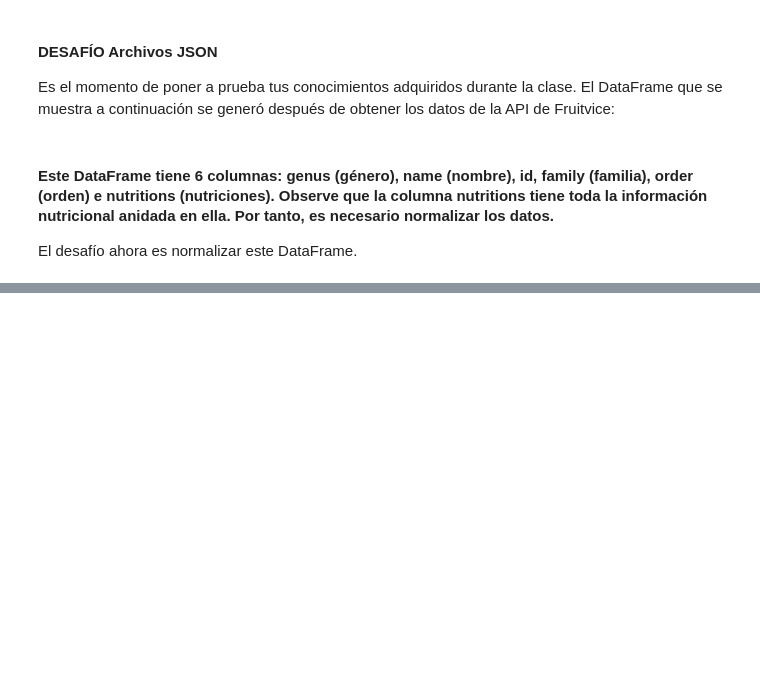
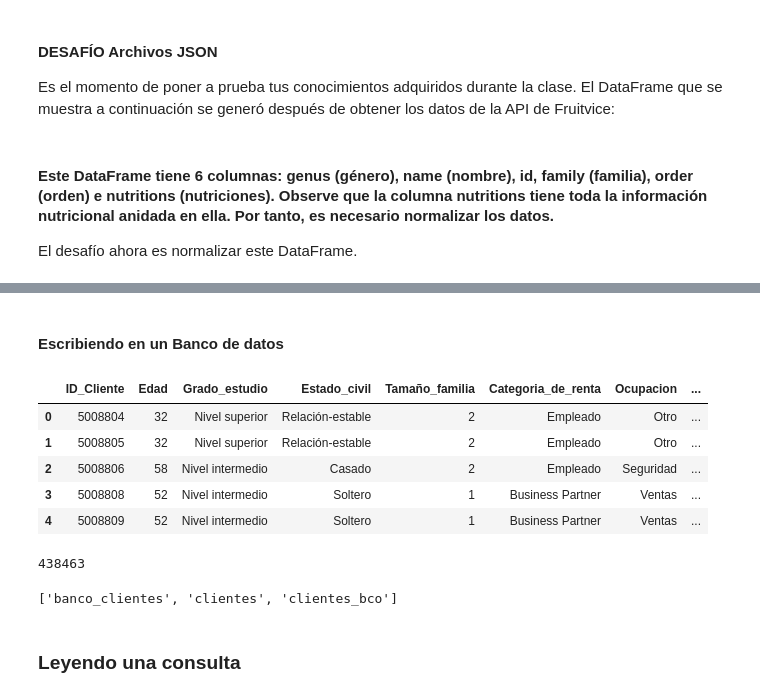
Before and after one commit to Maucho6340/2044-numpy-analisis-numerico-eficiente-con-python, a Jupyter notebook: Pandas_I_O.ipynb, the cells around one changed output, grey strips where cells are left out. Cells and saved outputs as stored; diff of their text form; code cells hidden in the pictures; blank space fills up the shorter version.

```diff
--- a/Pandas_I_O.ipynb
+++ b/Pandas_I_O.ipynb
@@ -509,0 +630,2 @@ datos_frutas_normalizado
+# %% [markdown]
+#### **Escribiendo en un Banco de datos**
@@ -509,0 +634,17 @@ datos_frutas_normalizado
+# %%
+archivo='clientes_banco.csv'
+# %%
+datos = pd.read_csv(archivo)
+# %%
+datos.head(5)
+# %% [output]
+|  | ID_Cliente | Edad | Grado_estudio | Estado_civil | Tamaño_familia | Categoria_de_renta | Ocupacion | ... |
+| 0 | 5008804 | 32 | Nivel superior | Relación-estable | 2 | Empleado | Otro | ... |
+| 1 | 5008805 | 32 | Nivel superior | Relación-estable | 2 | Empleado | Otro | ... |
+| 2 | 5008806 | 58 | Nivel intermedio | Casado | 2 | Empleado | Seguridad | ... |
+| 3 | 5008808 | 52 | Nivel intermedio | Soltero | 1 | Business Partner | Ventas | ... |
+| 4 | 5008809 | 52 | Nivel intermedio | Soltero | 1 | Business Partner | Ventas | ... |
+# %%
+datos.to_sql('banco_clientes', con=engine, index=False)
+# %% [output]
+438463
@@ -509,0 +653,4 @@ datos_frutas_normalizado
+# %%
+print(inspector.get_table_names())
+# %% [output]
+['banco_clientes', 'clientes', 'clientes_bco']
@@ -509,0 +659,2 @@ datos_frutas_normalizado
+# %% [markdown]
+### **Leyendo una consulta**
```
Also changed, not shown: parts of 48 cells of this notebook.
